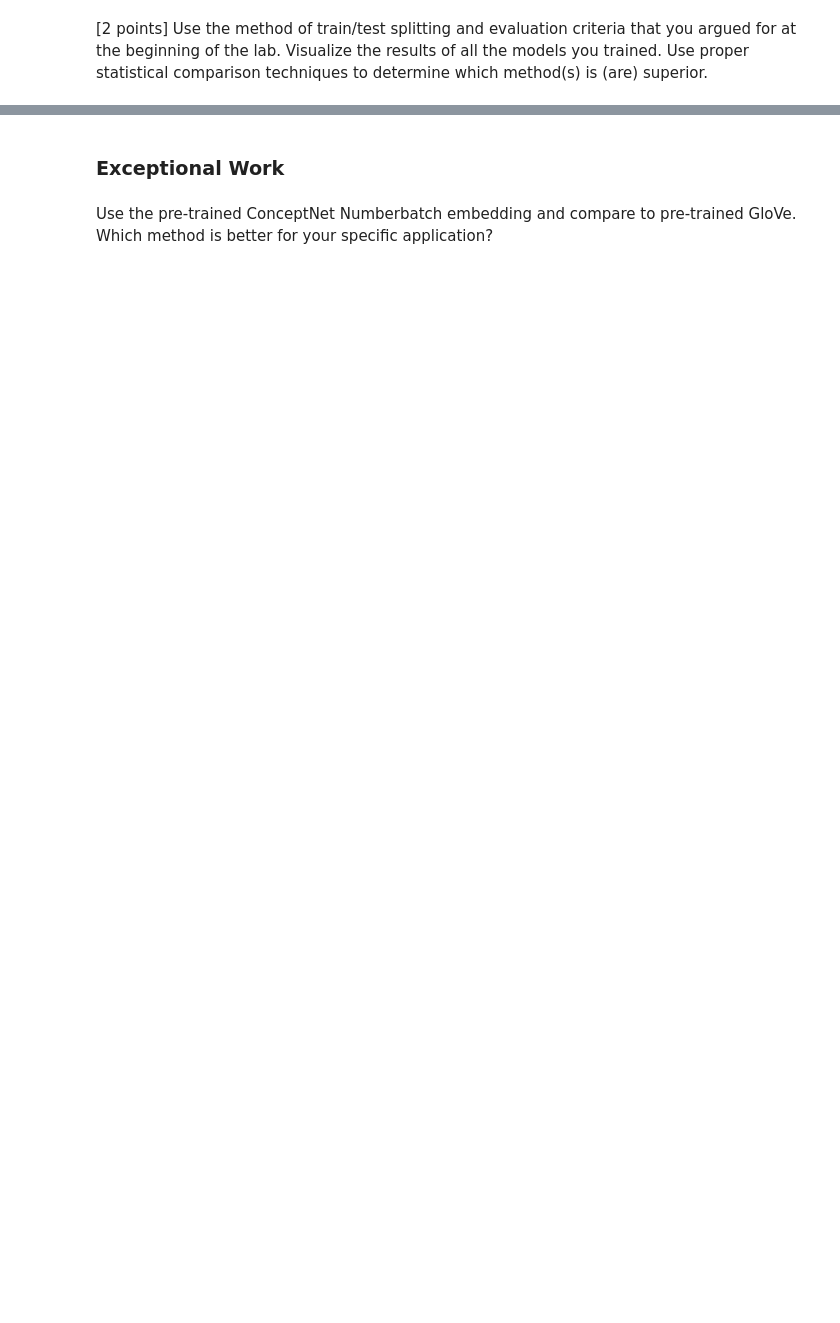
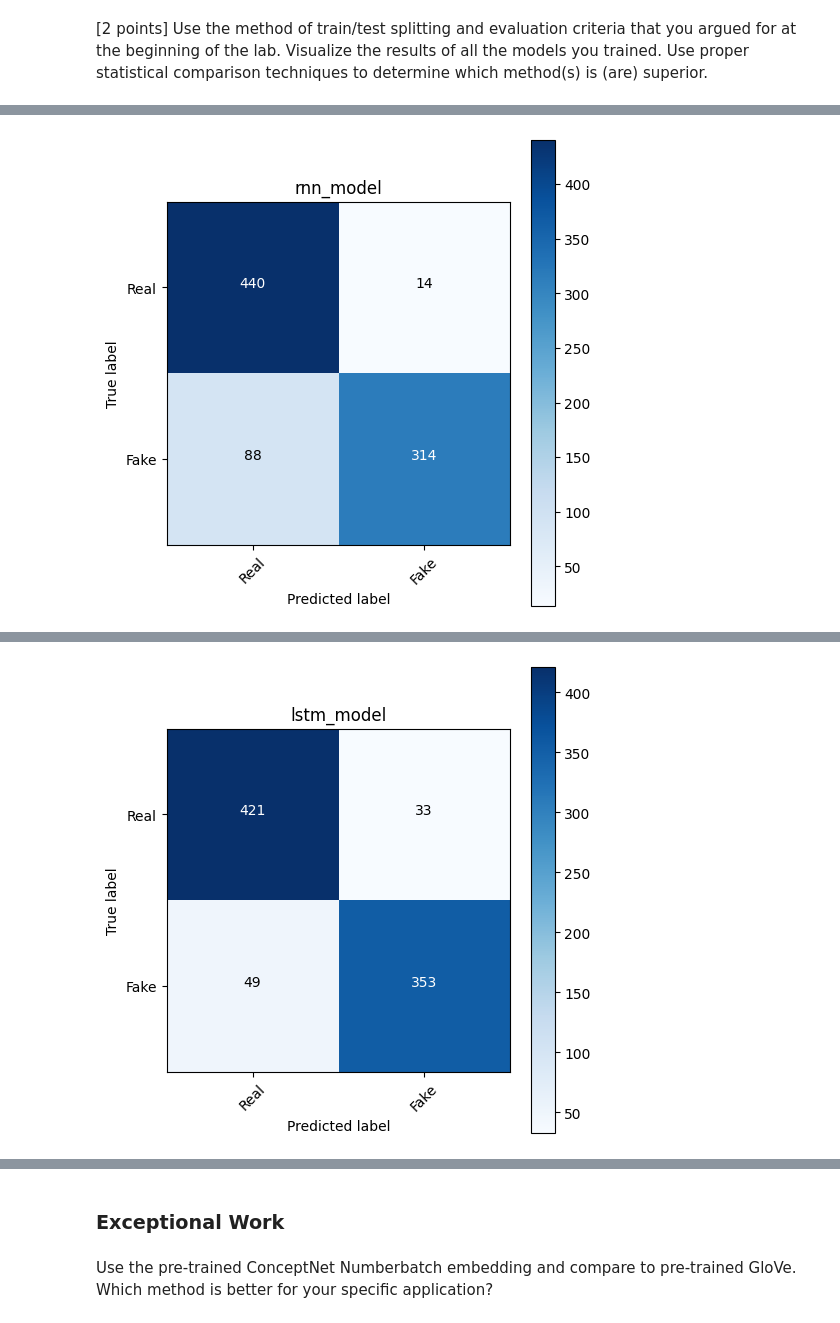
Before and after one commit to ephraim888sun/SequentialNetworks, a Jupyter notebook: lab7.ipynb, the cells around one changed output, grey strips where cells are left out. Saved outputs shown, nothing was run; the diff lists cells and outputs as text; code cells hidden in the pictures; blank space fills up the shorter version.

```diff
--- a/lab7.ipynb
+++ b/lab7.ipynb
@@ -717,16 +919,15 @@ def plot_confusion_matrix(cm, classes, title="Confusion matrix"):
 # %%
 classes = ["Real", "Fake"]
 
-for i in range(len(evaluation_results)):
-    model_func = model_variations[i]
+for idx, (model) in enumerate(models):
+    model_func = model_variations[idx]
     title = f"{model_func.__name__}"
 
-    ml_model = model_func()
-    pred = ml_model.predict(test_df['text'])
-    pred_classes = (pred > 0.5).astype(int)
-
-    conf_matrix = confusion_matrix(test_df['label'], pred_classes)
-    plot_confusion_matrix(conf_matrix, classes, title)
+    # Calculate confusion matrix
+    pred = model.predict(test_df['text'])
+    y_pred_binary = (pred > 0.5).astype(int)  # Convert probabilities to binary predictions
+    cm = confusion_matrix(test_df['label'], y_pred_binary)
+    plot_confusion_matrix(cm, classes, title)
 
 # Transformer Model with 1 Multi-Head
 predictions1 = trans_model.predict(test_sequences)
@@ -739,3 +940,4 @@ predictions2 = trans_model2.predict(test_sequences)
 predicted_labels2 = (predictions2 > 0.5).astype(int)
 trans_conf_matrix2 = confusion_matrix(test_df['label'], predicted_labels2)
 plot_confusion_matrix(trans_conf_matrix2, classes, title="Transformer Model With 2 Multi-Head")
+# %% [output]
@@ -741,0 +945 @@ plot_confusion_matrix(trans_conf_matrix2, classes, title="Transformer Model With
+[figure, added]
@@ -741,0 +947 @@ plot_confusion_matrix(trans_conf_matrix2, classes, title="Transformer Model With
+[figure, added]
```
Also changed, not shown: parts of 33 cells of this notebook, 2 other files.
